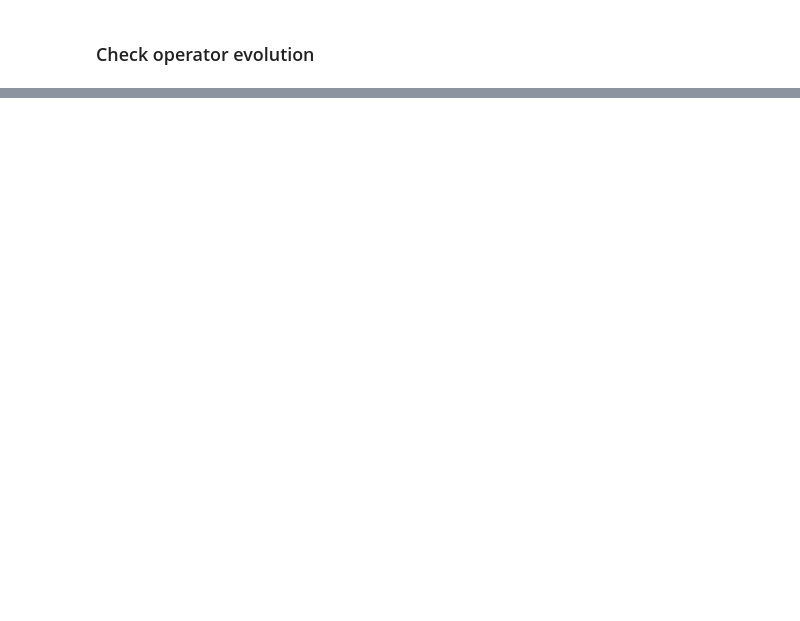
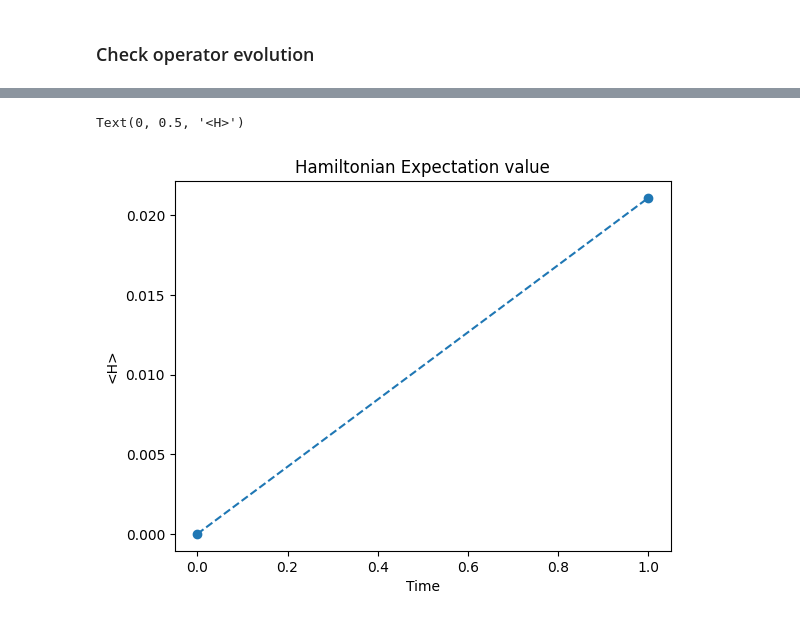
Before and after one commit to rodolfocarobene/qudit_simulations, a Jupyter notebook: notebooks/tv_model.ipynb, the cells around one changed output, grey strips where cells are left out. Drawn from its saved outputs; the diff is of its cells as text; code cells hidden in the pictures; blank space fills up the shorter version.

```diff
--- a/notebooks/tv_model.ipynb
+++ b/notebooks/tv_model.ipynb
@@ -327,0 +377,36 @@ plt.legend()
+# %%
+# Hamiltonian
+
+subsystems = []
+rows, cols = qubits.shape
+for r_idx, row in enumerate(qubits):
+    for c_idx, qubit in enumerate(row):
+        if r_idx != rows - 1:
+            subsystems.append([r_idx*cols+c_idx, (r_idx+1)*cols+c_idx])
+        if c_idx != cols - 1:
+            subsystems.append([r_idx*cols+c_idx, r_idx*cols+c_idx+1])
+
+hamiltonians = []
+for state in result_states:
+    ham = 0
+    for subsys in subsystems:
+
+        sub_res = extract_subspace(state, subsys)
+        horizontal = Transpose(Matrix(sub_res))
+        vertical = Matrix(sub_res)
+
+        operator = 1j * TensorProduct(sy_gamma_1 * sy_gamma_5, sy_gamma_2) - 1j * TensorProduct(sy_gamma_1, sy_gamma_2 * sy_gamma_5)
+        # HAMILTONIAN without on site part
+
+        expectation_value = (horizontal * (operator * vertical))[0]
+        ham += expectation_value
+    hamiltonians.append(ham)
+
+plt.plot(temps, hamiltonians, "o--")
+
+plt.title("Hamiltonian Expectation value")
+plt.xlabel("Time")
+plt.ylabel("<H>")
+# %% [output]
+Text(0, 0.5, '<H>')
+[figure, added]
```
Also changed, not shown: parts of 10 cells of this notebook, 1 other file.
